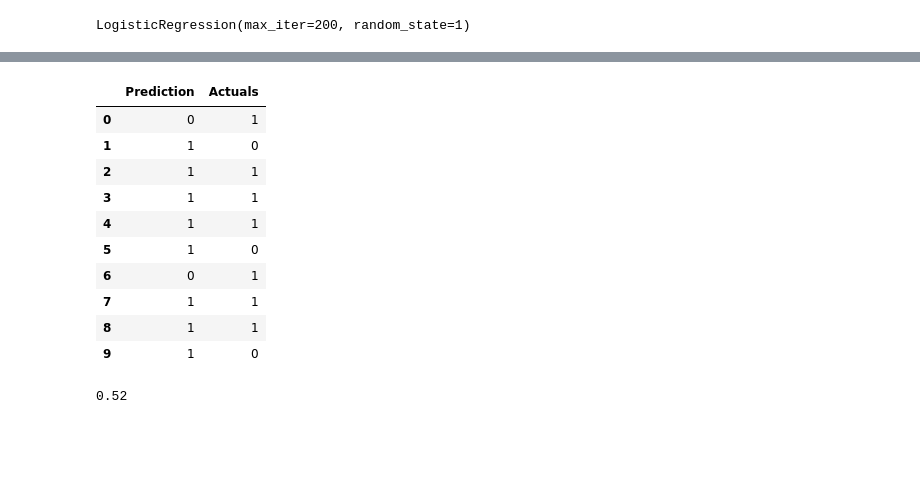
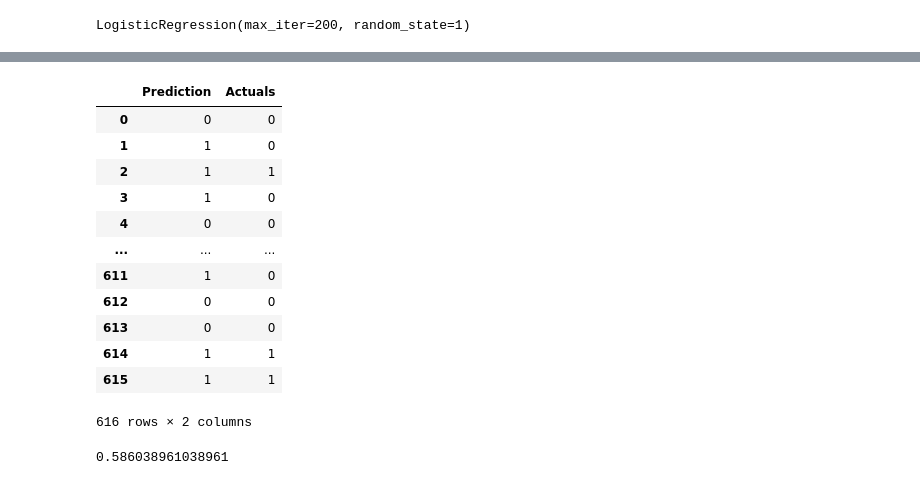
Before and after one commit to petereugenesimon/Final-Project, a Jupyter notebook: Peter/Features and Targets.ipynb, the cells around one changed output, grey strips where cells are left out. Saved outputs shown, nothing was run; the diff lists cells and outputs as text; code cells hidden in the pictures; blank space fills up the shorter version.

```diff
--- a/Peter/Features and Targets.ipynb
+++ b/Peter/Features and Targets.ipynb
@@ -2,8 +2,8 @@
 from pathlib import Path
 import pandas as pd
 # %%
-data = Path('Data/model_data.csv')
+data = Path('Data/model_data2.csv')
 df = pd.read_csv(data)
-df.head()
+df.tail()
 # %% [output]
 |  | Open | Close | Diff. | Diff. Dec. | Diff. % | Result |
@@ -46,21 +46,23 @@ Testing Data Score: 0.52
 # %%
 predictions = classifier.predict(X_test)
 results = pd.DataFrame({"Prediction": predictions, "Actuals": y_test}).reset_index(drop=True)
-results.head(10)
+results
 # %% [output]
 |  | Prediction | Actuals |
-| 0 | 0 | 1 |
+| 0 | 0 | 0 |
 | 1 | 1 | 0 |
 | 2 | 1 | 1 |
-| 3 | 1 | 1 |
-| 4 | 1 | 1 |
-| 5 | 1 | 0 |
-| 6 | 0 | 1 |
-| 7 | 1 | 1 |
-| 8 | 1 | 1 |
-| 9 | 1 | 0 |
+| 3 | 1 | 0 |
+| 4 | 0 | 0 |
+| ... | ... | ... |
+| 611 | 1 | 0 |
+| 612 | 0 | 0 |
+| 613 | 0 | 0 |
+| 614 | 1 | 1 |
+| 615 | 1 | 1 |
+616 rows × 2 columns
 # %%
 from sklearn.metrics import accuracy_score
 accuracy_score(y_test, predictions)
 # %% [output]
-0.52
+0.586038961038961
```
Also changed, not shown: parts of 3 cells of this notebook, 3 other files.
